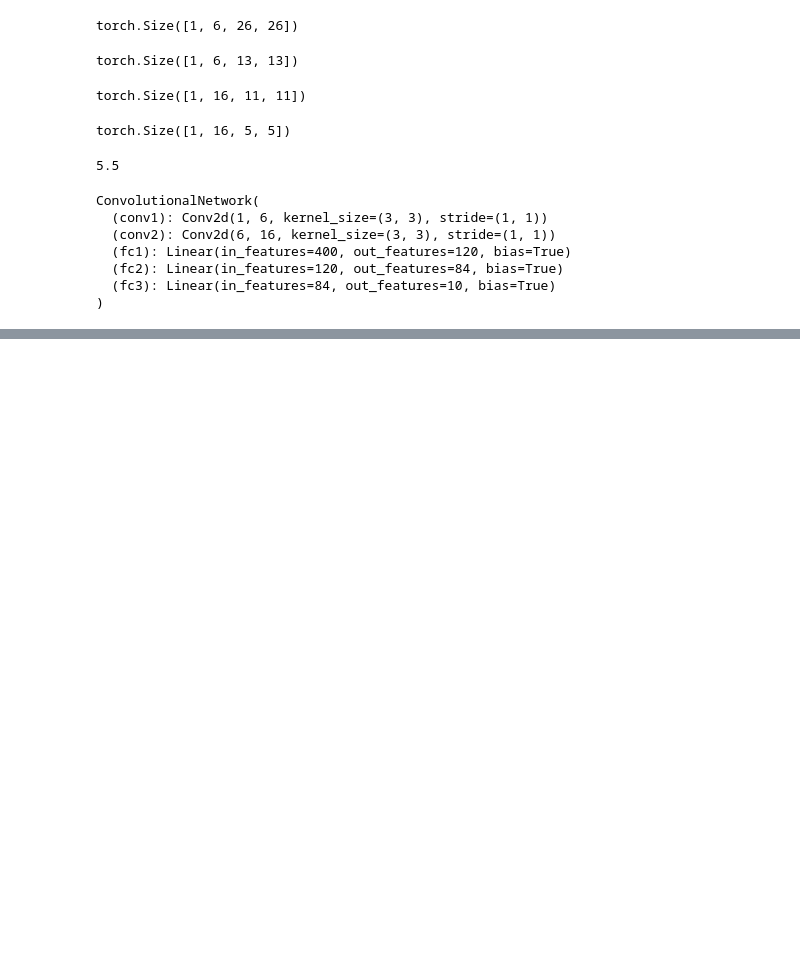
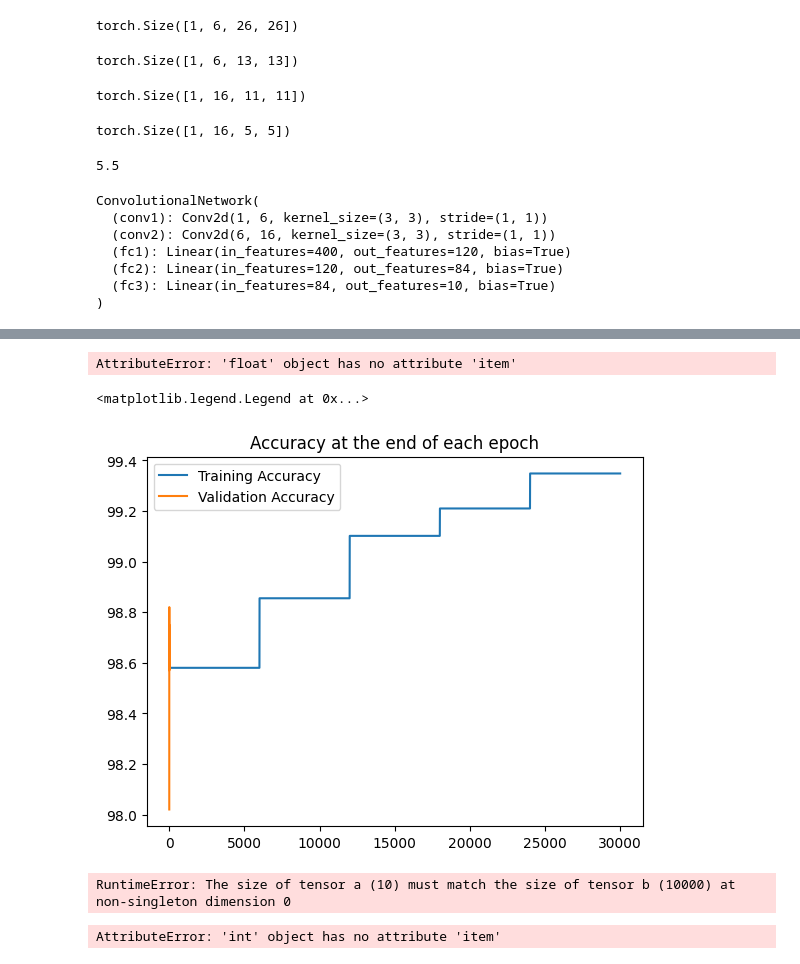
Before and after one commit to TAKE-JP-17/Pytorch, a Jupyter notebook: CNN.ipynb, the cells around one changed output, grey strips where cells are left out. Saved outputs shown, nothing was run; the diff lists cells and outputs as text; code cells hidden in the pictures; blank space fills up the shorter version.

```diff
--- a/CNN.ipynb
+++ b/CNN.ipynb
@@ -199,15 +231,15 @@ epochs = 5 # Train & Test 5 times
 train_losses = []
 test_losses = []
 train_correct = []
-test_losses = []
+test_correct = []
 
 # For Loop of Epochs
 for i in range(epochs):
-  trn_corr = 0
-  tst_corr = 0
+ trn_corr = 0
+ tst_corr = 0
 
  # Train
- for b,(X_train,y_train) in enumerate(train_loader)
+ for b,(X_train,y_train) in enumerate(train_loader):
   b+=1 # start our batches at 1
   y_pred = model(X_train) # get predicted values from the training set. Not flattened 2D
   loss = criterion(y_pred,y_train) # how off are we? Compare the predictions to correct answers in y_train
@@ -226,16 +258,27 @@ for i in range(epochs):
   optimizer.step()
 
   # Print out some results
-  if b%600 == 0:
-    print(f'Epoch: {i} Batch: {b} Loss: {loss.item()}')
+  if b%600 == 0: # 檢查餘數是否為0/b % 600 == 0 意味著每當 batch 編號是 600 的倍數時，都會打印一次當前的訓練進度（包括 epoch 編號、batch 編號和損失值）。
+    print(f'Epoch: {i} Batch: {b} Loss: {loss.item()}') # epoch（訓練輪次）數:i/batch（批次）編號 b/loss.item()(損失值)
 
   train_losses.append(loss)
   train_correct.append(trn_corr)
 
+ # Test
+ with torch.no_grad(): # No gradient so we don't update our weights and biases with test date
+  for b,(X_test,y_test) in enumerate(test_loader):
+    y_val = model(X_test)
+    predicted = torch.max(y_val.data,1)[1] # Adding up correct predictions
+    tst_corr += (predicted == y_test).sum() # T=1 F=0 and sum away
+    # predicted == y_train:將預測的標籤 predicted 與實際的標籤 y_train 進行比較。這是一個逐元素的比較操作，返回一個布爾值的張量（或數組），其中每個元素是 True 或 False，對應於 predicted 和 y_train 在該位置上的值是否相等。
+    # .sum():對於布爾張量，.sum() 方法將 True 視為 1，False 視為 0，並計算所有元素的總和。這樣就得到了預測正確的樣本數量。
+    # batch_corr:變量 batch_corr 儲存了在當前批次中預測正確的樣本數量。
 
 
+ loss = criterion(y_val,y_test)
+ test_losses.append(loss)
+ test_correct.append(tst_corr)
 
- # Test
 
 
 current_time = time.time()
@@ -243,0 +305,18 @@ print(f'Training Took: {total/60} minutes!')
+# %%
+# Graph the loss at epoch
+train_losses = [tl.item() for tl in train_losses]
+plt.plot(train_losses, label="Training Loss")
+plt.plot(test_losses, label="Validation Loss")
+plt.title("Loss at Epoch")
+plt.legend()
+# %% [output]
+AttributeError: 'float' object has no attribute 'item'
+# %%
+# graph the accuracy at the end of each epoch
+plt.plot([t/600 for t in train_correct], label="Training Accuracy")
+plt.plot([t/100 for t in test_correct], label="Validation Accuracy")
+plt.title("Accuracy at the end of each epoch")
+plt.legend()
+# %% [output]
+<matplotlib.legend.Legend at 0x...>
+[figure, added]
@@ -243,0 +325,14 @@ print(f'Training Took: {total/60} minutes!')
+# %%
+with torch.no_grad():
+  correct = 0
+  for X_test, y_test in test_load_everything:
+    y_model = model(X_test)
+    predicted = torch.max(y_val,1)[1]
+    correct += (predicted == y_test).sum()
+# %% [output]
+RuntimeError: The size of tensor a (10) must match the size of tensor b (10000) at non-singleton dimension 0
+# %%
+# Did for correct
+correct.item()/len(test_data)*100
+# %% [output]
+AttributeError: 'int' object has no attribute 'item'
```
Also changed, not shown: parts of 4 cells of this notebook.
